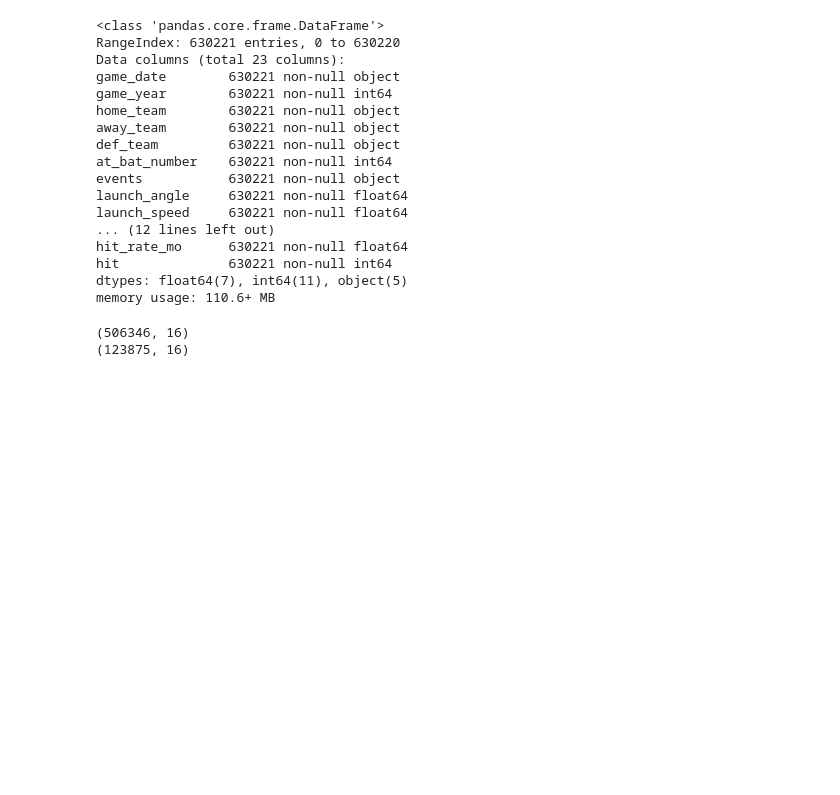
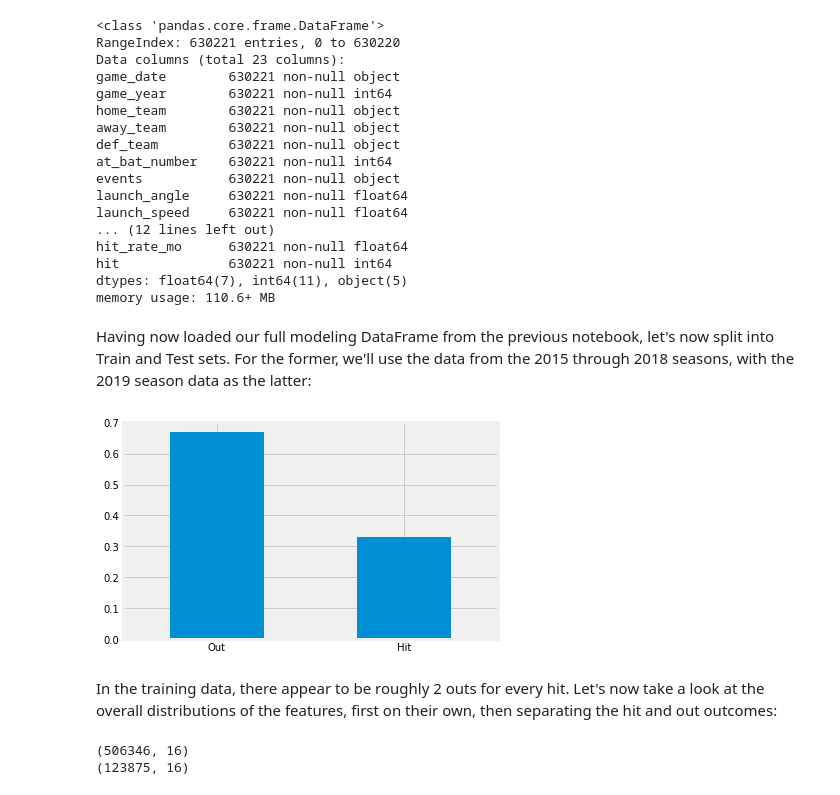
Before and after one commit to douglaswlee/Statcast-Prediction, a Jupyter notebook: 04_EDA_Modeling.ipynb, the cells around one changed output. Saved outputs shown, nothing was run; the diff lists cells and outputs as text; code cells hidden in the pictures; blank space fills up the shorter version.

Commit message:
upd everything`

```diff
--- a/04_EDA_Modeling.ipynb
+++ b/04_EDA_Modeling.ipynb
@@ -51,9 +62,18 @@ hit_rate_mo      630221 non-null float64
 hit              630221 non-null int64
 dtypes: float64(7), int64(11), object(5)
 memory usage: 110.6+ MB
+# %% [markdown]
+Having now loaded our full modeling DataFrame from the previous notebook, let's now split into Train and Test sets. For the former, we'll use the data from the 2015 through 2018 seasons, with the 2019 season data as the latter:
 # %%
 data_train = data[data['game_year'] < 2019]
 data_test = data[data['game_year'] == 2019]
+# %%
+data_train['hit'].value_counts(normalize=True).plot.bar()
+plt.xticks([0, 1], ['Out', 'Hit'], rotation=0);
+# %% [output]
+[figure, added]
+# %% [markdown]
+In the training data, there appear to be roughly 2 outs for every hit. Let's now take a look at the overall distributions of the features, first on their own, then separating the hit and out outcomes:
 # %%
 # keep 'hit' in X for now just for EDA purposes
 X_train = data_train.drop(columns=['game_date', 'game_year', 'home_team', 'away_team', 'def_team', 'at_bat_number', 'events'])
```
Also changed, not shown: parts of 36 cells of this notebook, 4 other files.
